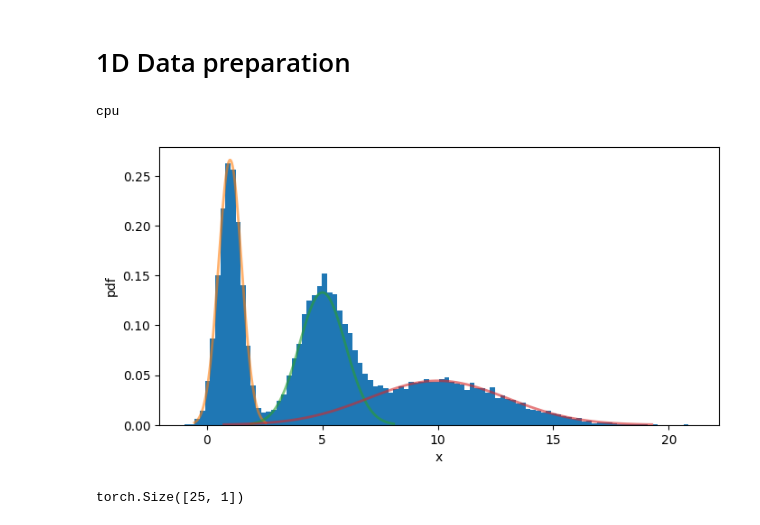
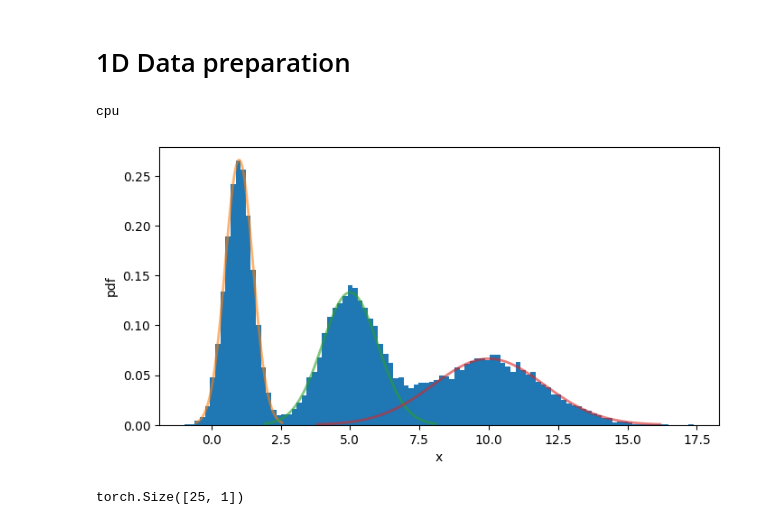
Before and after one commit to SergeiDBykov/ai-side-projects, a Jupyter notebook: 3dshapes_autoencoder/1d_VAE.ipynb, the cells around one changed output. Drawn from its saved outputs; the diff is of its cells as text; code cells hidden in the pictures.

```diff
--- a/3dshapes_autoencoder/1d_VAE.ipynb
+++ b/3dshapes_autoencoder/1d_VAE.ipynb
@@ -31,36 +40,36 @@ class MyDataset(Dataset):
         self.n_rvs = len(rvs_list)
 
     def __len__(self):
         return len(self.x)
 
     def __getitem__(self, idx):
         return self.x[idx]
 
     def plot_data(self):
         fig,  ax =  plt.subplots( figsize = (8,4))
         ax.hist(self.x_numpy, bins = 100, density = True)
 
         for rvs in self.rvs_list:
             x = np.linspace(rvs.ppf(0.001), rvs.ppf(0.999), 100)
             ax.plot(x, rvs.pdf(x)/self.n_rvs, lw=2, alpha=0.6)
         ax.set_xlabel('x')
         ax.set_ylabel('pdf')
         plt.show()
 
 
 BATCH_SIZE = 25
 device = torch.device("cuda" if torch.cuda.is_available() else "cpu")
 print(device)
 
-train_dataset = MyDataset(seed = 42)
-test_dataset = MyDataset(seed = 43)
+train_dataset = MyDataset(means_list = [1, 5, 10],
+                          stds_list = [0.5, 1, 2],
+                            seed = 42)
 
 train_loader = DataLoader(train_dataset, batch_size=BATCH_SIZE, shuffle=True)
-test_loader = DataLoader(test_dataset, batch_size=BATCH_SIZE, shuffle=False)
 
 train_dataset.plot_data()
 # %% [output]
 cpu
-[figure, old version]
+[figure, new version]
 # %%
 # sanity check of batch size and shape
```
Also changed, not shown: parts of 8 cells of this notebook.
